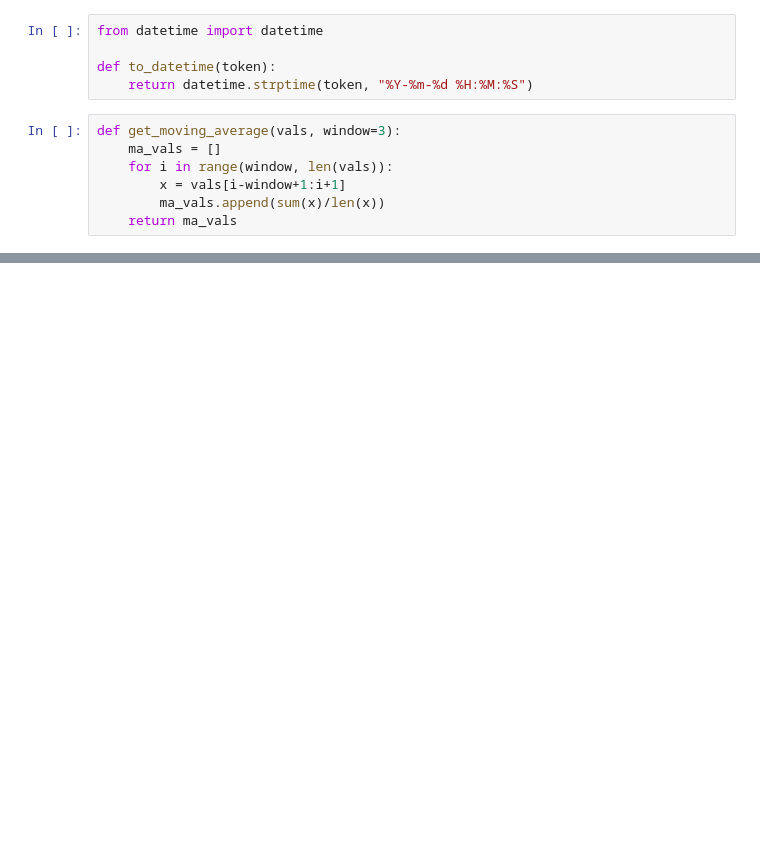
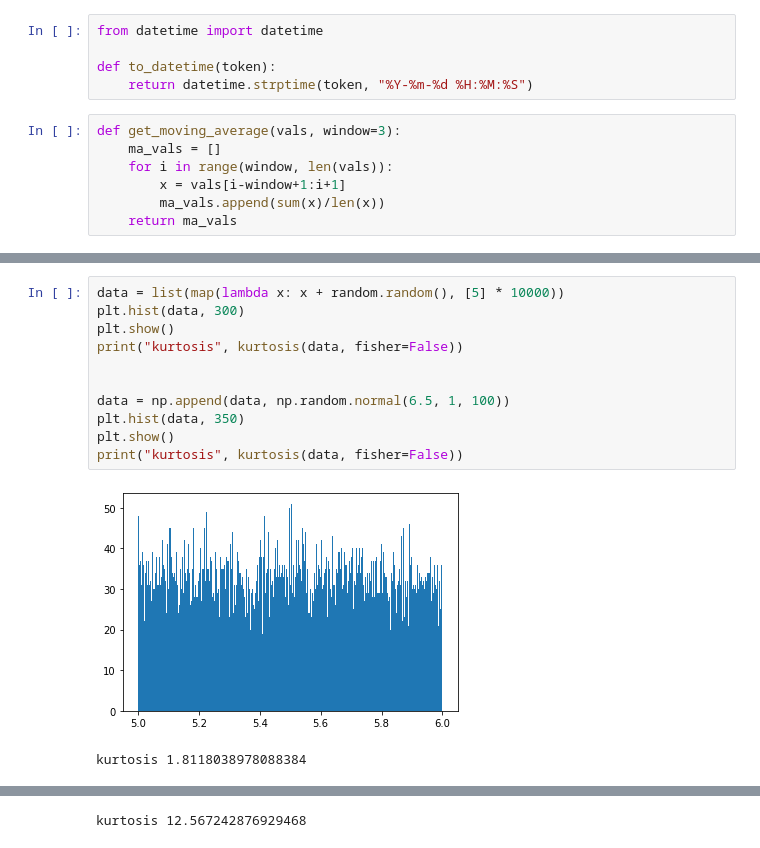
Before and after one commit to arpitbbhayani/ts-asap, a Jupyter notebook: ts-asap.ipynb, the cells around one changed output, grey strips where cells are left out. Saved outputs shown, nothing was run; the diff lists cells and outputs as text; blank space fills up the shorter version.

Commit message:
kurtosis comparison.

```diff
--- a/ts-asap.ipynb
+++ b/ts-asap.ipynb
@@ -119,0 +162,14 @@ best window 2
+# %%
+data = list(map(lambda x: x + random.random(), [5] * 10000))
+plt.hist(data, 300)
+plt.show()
+print("kurtosis", kurtosis(data, fisher=False))
+
+
+data = np.append(data, np.random.normal(6.5, 1, 100))
+plt.hist(data, 350)
+plt.show()
+print("kurtosis", kurtosis(data, fisher=False))
+# %% [output]
+[figure, added]
+kurtosis 1.8118038978088384
@@ -119,0 +177 @@ best window 2
+kurtosis 12.567242876929468
```
Also changed, not shown: parts of 12 cells of this notebook, 1 other file.
